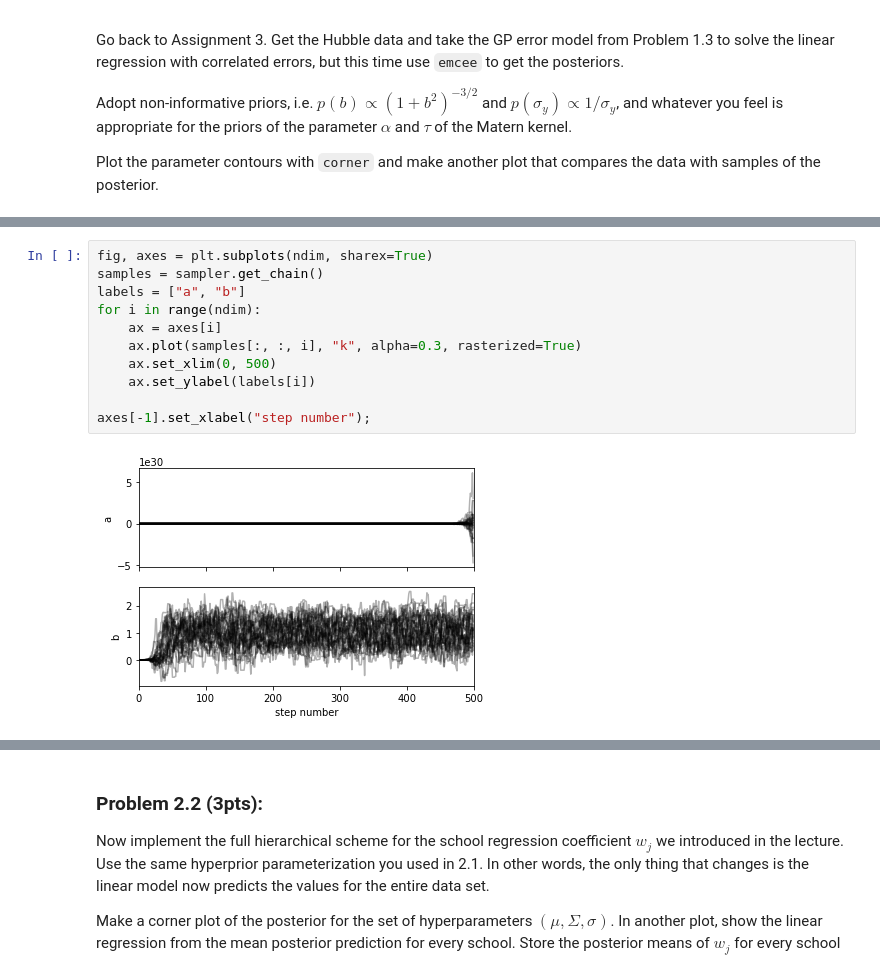
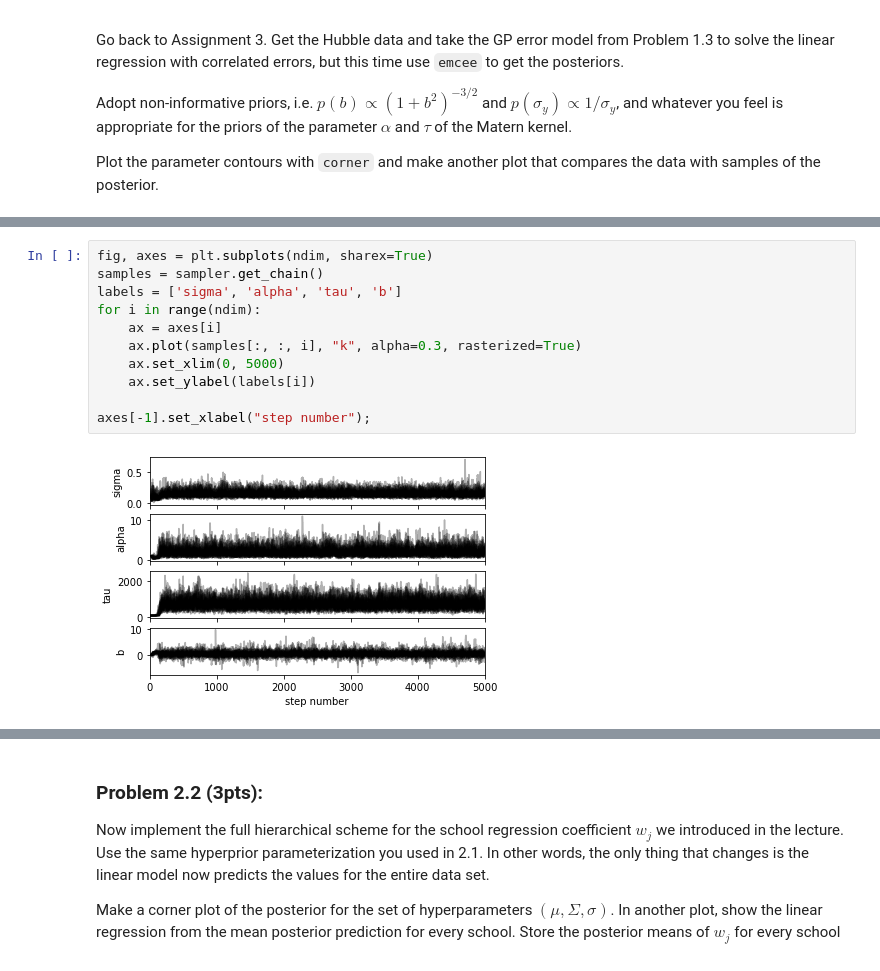
Before and after one commit to idcampbell/sml505-assignment5, a Jupyter notebook: Assignment5.ipynb, the cells around one changed output, grey strips where cells are left out. Cells and saved outputs as stored; diff of their text form.

```diff
--- a/Assignment5.ipynb
+++ b/Assignment5.ipynb
@@ -109,13 +91,13 @@ State([[-1.45020594e+29  1.09172297e+00]
 # %%
 fig, axes = plt.subplots(ndim, sharex=True)
 samples = sampler.get_chain()
-labels = ["a", "b"]
+labels = ['sigma', 'alpha', 'tau', 'b']
 for i in range(ndim):
     ax = axes[i]
     ax.plot(samples[:, :, i], "k", alpha=0.3, rasterized=True)
-    ax.set_xlim(0, 500)
+    ax.set_xlim(0, 5000)
     ax.set_ylabel(labels[i])
 
 axes[-1].set_xlabel("step number");
 # %% [output]
-[figure, old version]
+[figure, new version]
```
Also changed, not shown: parts of 10 cells of this notebook.
